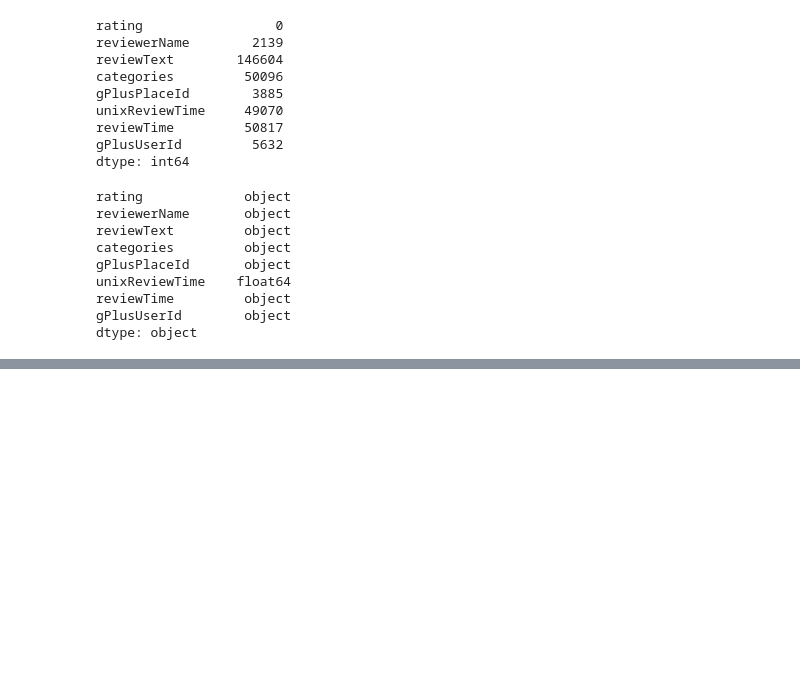
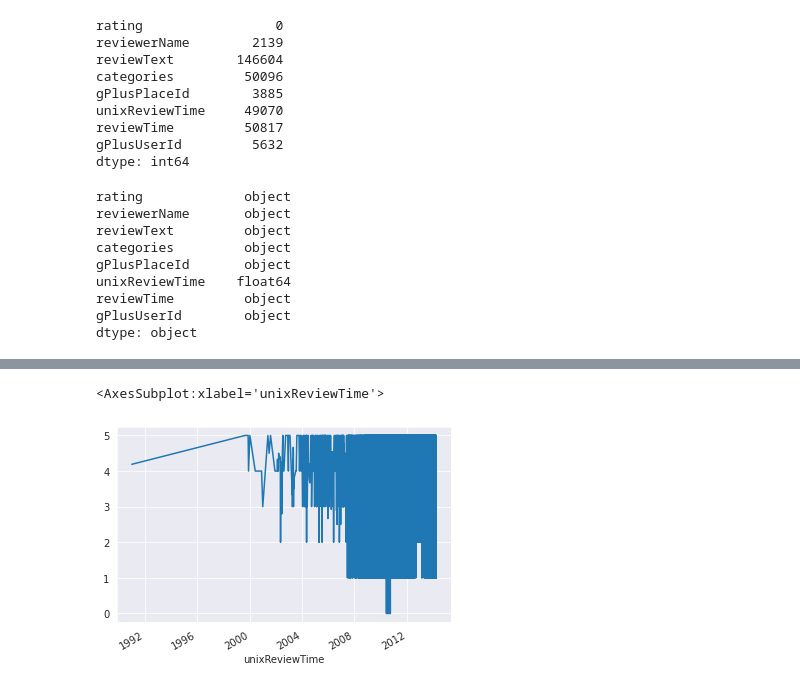
Before and after one commit to jesperhauch/GoogleLocalReviews, a Jupyter notebook: Descriptive Statistics copy.ipynb, the cells around one changed output, grey strips where cells are left out. Cells and saved outputs as stored; diff of their text form; code cells hidden in the pictures; blank space fills up the shorter version.

```diff
--- a/Descriptive Statistics copy.ipynb
+++ b/Descriptive Statistics copy.ipynb
@@ -107,0 +100,8 @@ reviews
+# %%
+# fjern alt før 2000
+temp_df = reviews.dropna(subset="unixReviewTime")
+temp_df['unixReviewTime'] = pd.to_datetime(reviews['unixReviewTime'])
+temp_df.groupby("unixReviewTime").mean()['rating'].sort_index().plot()
+# %% [output]
+<AxesSubplot:xlabel='unixReviewTime'>
+[figure, added]
```
Also changed, not shown: parts of 9 cells of this notebook.
